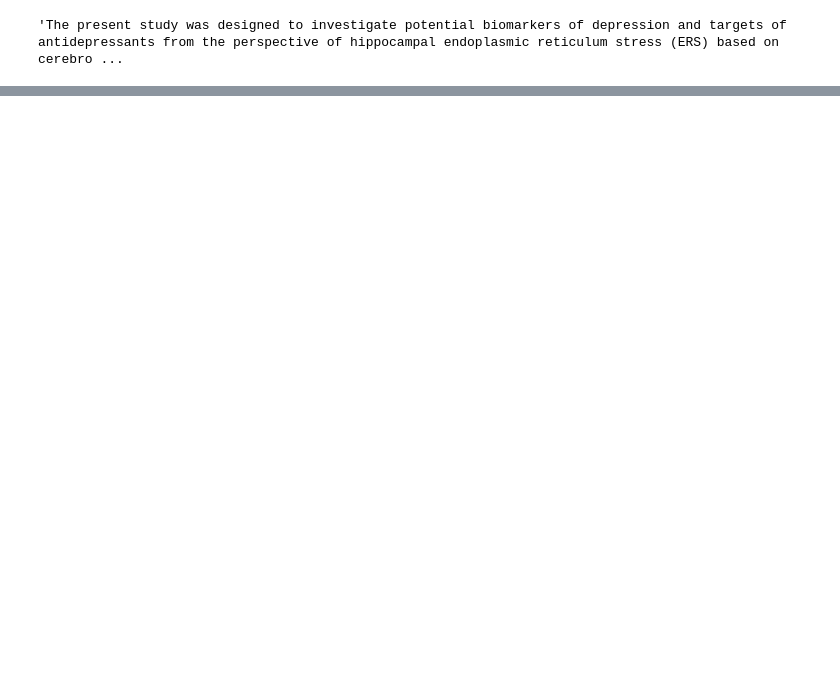
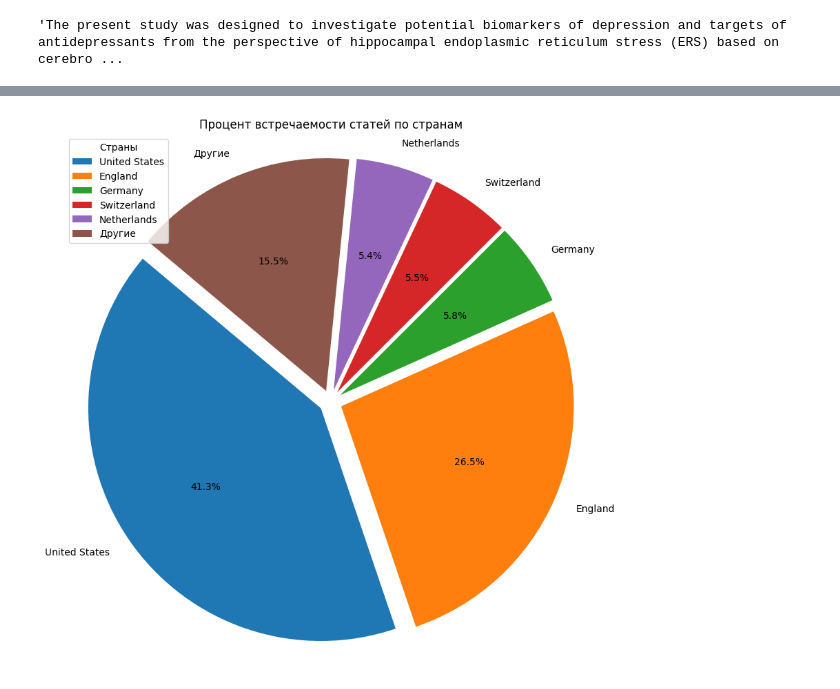
Before and after one commit to Ruugiko/diplom, a Jupyter notebook: pubmed.ipynb, the cells around one changed output, grey strips where cells are left out. Drawn from its saved outputs; the diff is of its cells as text; code cells hidden in the pictures; blank space fills up the shorter version.

```diff
--- a/pubmed.ipynb
+++ b/pubmed.ipynb
@@ -39,13 +65,0 @@ nlp = spacy.load("en_ner_jnlpba_md")
-# %%
-%%time
-# Функция для извлечения именованных сущностей - в нашем случае - протеины
-def extract_proteins(text):
-    doc = nlp(text)
-    proteins = [ent.text for ent in doc.ents if ent.label_ == "PROTEIN"]
-    return list(set(proteins))
-
-df = df[:100]
-# Запустим процесс извлечения для 100 первых публикаций из архива
-df['proteins'] = df['abstract'].apply(extract_proteins)
-# Отобразим те публикации для которых что-то было найдено
-df[df['proteins'].apply(len) > 0]
@@ -71,0 +80,20 @@ Wall time: 2.5 s
+# %%
+#Подсчитываем количество статей по странам
+country_counts = df['country'].value_counts()
+
+#Берем топ-10 стран
+top_countries = country_counts.head(5)
+
+#Суммируем остальные страны
+other_count = country_counts.iloc[5:].sum()
+top_countries = pd.concat([top_countries, pd.Series({'Другие': other_count})])
+
+#Создаем круговую диаграмму
+plt.figure(figsize=(10,10))
+plt.pie(top_countries, labels=top_countries.index, autopct='%1.1f%%', startangle=140, explode=[0.05]*len(top_countries))
+plt.title('Процент встречаемости статей по странам')
+plt.legend(top_countries.index, title="Страны", loc="best")
+plt.axis('equal')  # Равные оси для круговой формы
+plt.show()
+# %% [output]
+[figure, added]
```
Also changed, not shown: parts of 14 cells of this notebook.
